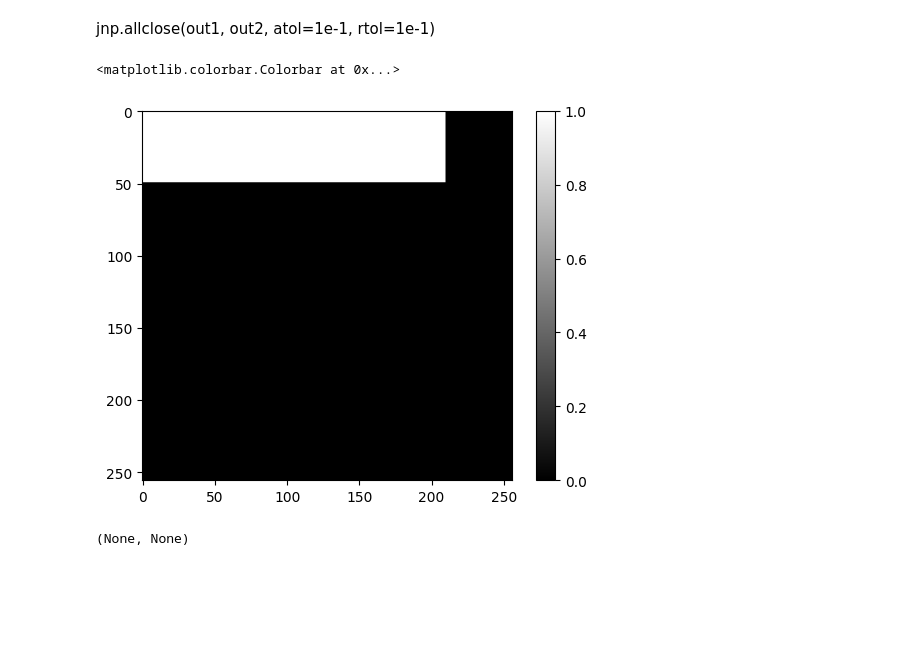
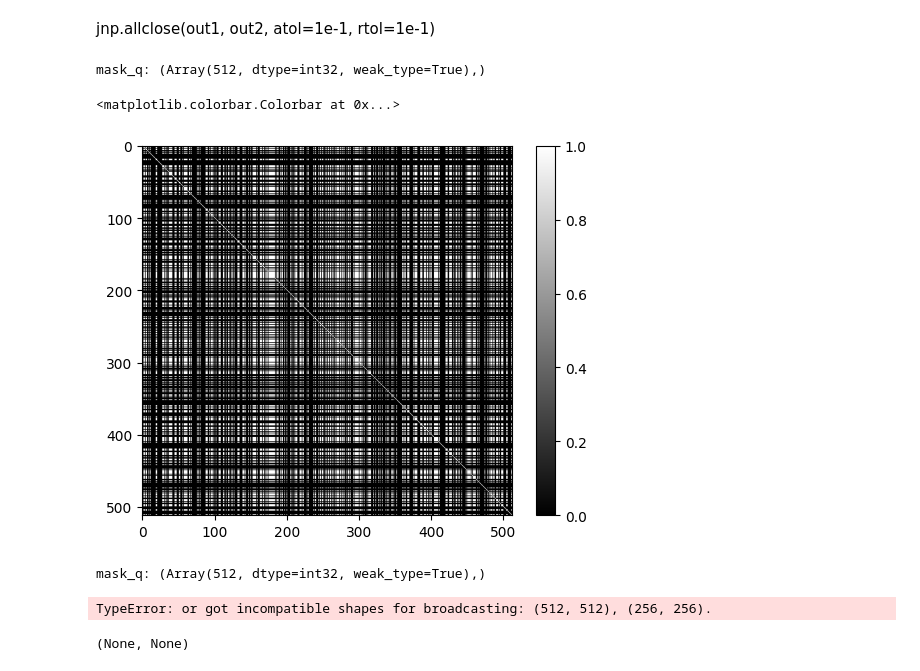
Before and after one commit to mackelab/probjax, a Jupyter notebook: examples/nn/transformers/attention.ipynb, the cells around one changed output. Drawn from its saved outputs; the diff is of its cells as text; code cells hidden in the pictures; blank space fills up the shorter version.

```diff
--- a/examples/nn/transformers/attention.ipynb
+++ b/examples/nn/transformers/attention.ipynb
@@ -17,7 +17,7 @@ from probjax.nn.pallas_kernels.attention import mha
 # %%
 import jax
 import jax.numpy as jnp
-seq_len = 256
+seq_len = 512
 q = jax.random.normal(jax.random.PRNGKey(0), (1,seq_len, 8, 64), dtype=jnp.bfloat16)
 k = jax.random.normal(jax.random.PRNGKey(1), (1,seq_len, 8, 64), dtype=jnp.bfloat16)
 v = jax.random.normal(jax.random.PRNGKey(2), (1,seq_len, 8, 64), dtype=jnp.bfloat16)
@@ -62,21 +62,27 @@ jnp.allclose(out1, out2, atol=1e-1, rtol=1e-1)
 # %%
 import matplotlib.pyplot as plt
 from probjax.nn.pallas_kernels.attention_mask_bias import CausalMask, materialize_mask, LocalWindowMask, SameSegmentMask, KeyPaddingMask, QKVLengthMask, MarginalizationMask
 
 mask = CausalMask()
 mask = LocalWindowMask(32,32)
 segment_id = jnp.arange(seq_len)
 mask = SameSegmentMask(segment_id, segment_id[::-1])
 mask = KeyPaddingMask(jnp.array([256]*256 + [64]*128 + [32]*128))
 mask = QKVLengthMask(q_length=50, kv_length=210, block_sparse=False)
-#mask = jax.random.bernoulli(jax.random.PRNGKey(0), p=0.5, shape=(seq_len,))
-#mask = MarginalizationMask(mask)
+mask = jax.random.bernoulli(jax.random.PRNGKey(0), p=0.5, shape=(seq_len,))
+mask = QKVLengthMask(512,512) & MarginalizationMask(mask)
 
-plt.imshow(materialize_mask(mask, 256, 256), cmap='gray', vmin=0, vmax=1)
+plt.imshow(materialize_mask(mask, 512, 512), cmap='gray', vmin=0, vmax=1)
 plt.colorbar()
 # %% [output]
-<matplotlib.colorbar.Colorbar at 0x...>
+mask_q: (Array(512, dtype=int32, weak_type=True),)
+<matplotlib.colorbar.Colorbar at 0x...>
-[figure, old version]
+[figure, new version]
+# %%
+materialize_mask(mask, 256, 256).any(axis=-1)
+# %% [output]
+mask_q: (Array(512, dtype=int32, weak_type=True),)
+TypeError: or got incompatible shapes for broadcasting: (512, 512), (256, 256).
 # %%
 mask.get_data()
 # %% [output]
```
Also changed, not shown: parts of 9 cells of this notebook, 3 other files.
